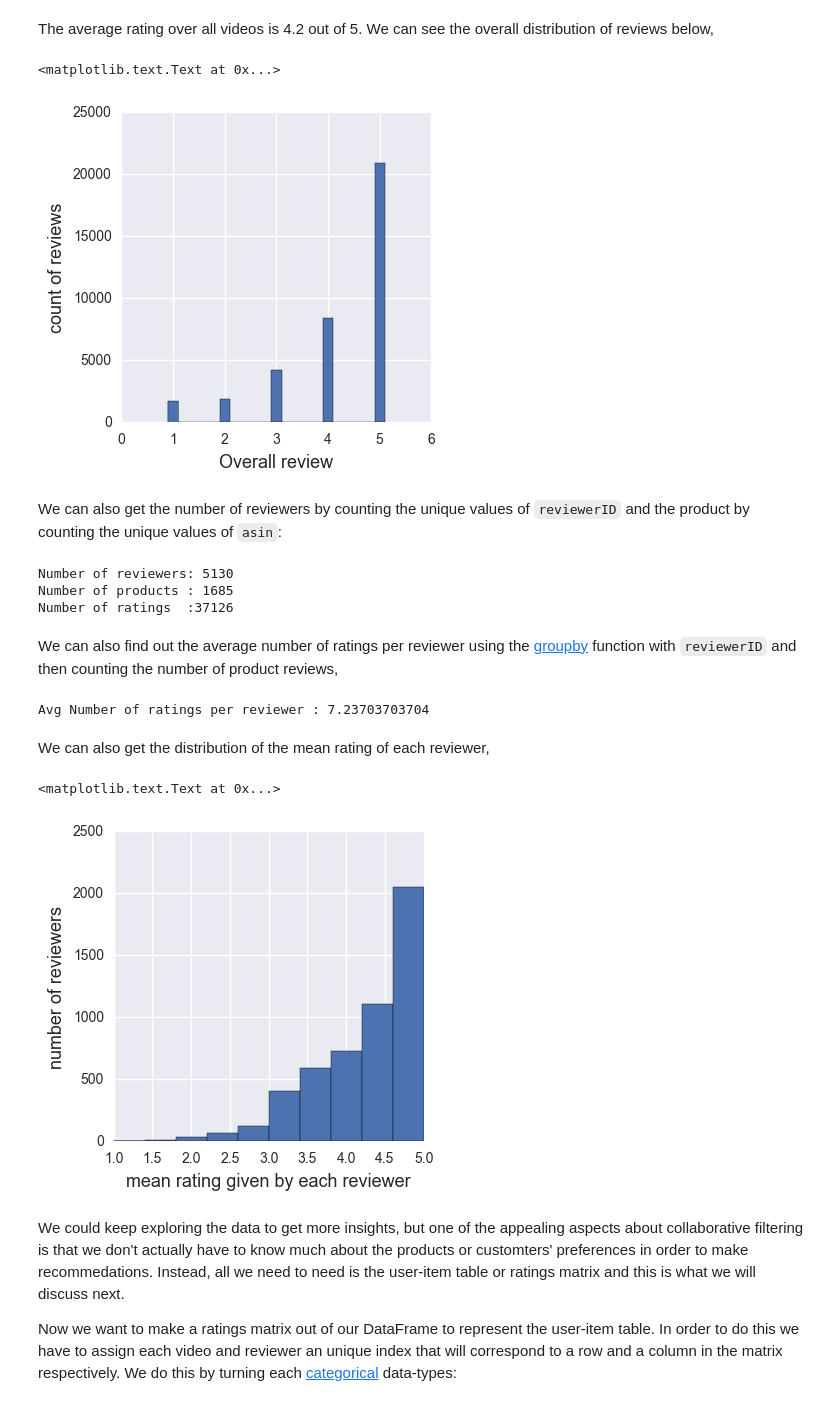
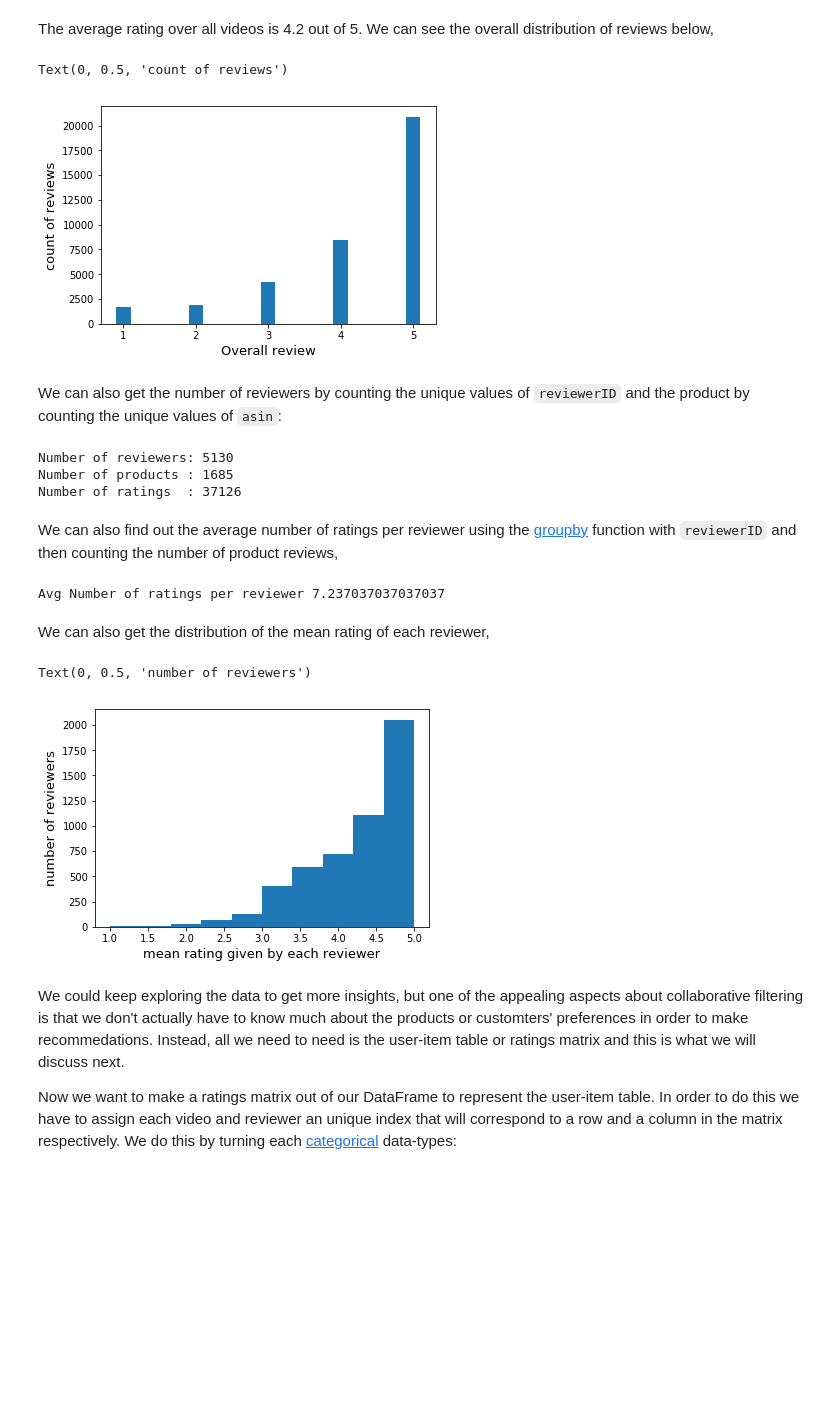
Before and after one commit to mdh266/RecommenderSystems, a Jupyter notebook: Recommender.ipynb, the cells around one changed output. Saved outputs shown, nothing was run; the diff lists cells and outputs as text; code cells hidden in the pictures; blank space fills up the shorter version.

```diff
--- a/Recommender.ipynb
+++ b/Recommender.ipynb
@@ -113,50 +113,48 @@ Mean rating standard deviation: 1.11854966688
 # %% [markdown]
 The average rating over all videos is 4.2 out of 5.  We can see the overall distribution of reviews below,
 # %%
-fig = plt.figure(figsize=(4,4))
-ax = fig.add_subplot(111)
+fig = plt.figure(figsize=(6,4))
+ax  = fig.add_subplot(111)
 ax.hist(df['overall'], bins=[0.9, 1.1, 1.9, 2.1, 2.9, 3.1, 3.9, 4.1, 4.9, 5.1])
 ax.set_xlabel('Overall review', fontsize=13)
 ax.set_ylabel('count of reviews', fontsize=13)
 #ax.title('Distribution of reviews', fontsize=15)
 # %% [output]
-<matplotlib.text.Text at 0x...>
+Text(0, 0.5, 'count of reviews')
-[figure, old version]
+[figure, new version]
 # %% [markdown]
 We can also get the number of reviewers by counting the unique values of <code>reviewerID</code> and the product by counting the unique values of <code>asin</code>:
 # %%
 num_users = len(df['reviewerID'].unique())
 num_items = len(df['asin'].unique())
 
-print "Number of reviewers: " + str(num_users)
-print "Number of products : " + str(num_items)
-print "Number of ratings  :" + str(len(df))
+print("Number of reviewers: {}".format(num_users))
+print("Number of products : {}".format(num_items))
+print("Number of ratings  : {}".format(len(df)))
 # %% [output]
 Number of reviewers: 5130
 Number of products : 1685
-Number of ratings  :37126
+Number of ratings  : 37126
 # %% [markdown]
 We can also find out the average number of ratings per reviewer using the  <a href="http://pandas.pydata.org/pandas-docs/stable/generated/pandas.DataFrame.groupby.html">groupby</a> function with <code>reviewerID</code> and then counting the number of product reviews,
 # %%
 avg_num_reviews = df.groupby('reviewerID')['asin'].count()
-print "Avg Number of ratings per reviewer : " + str(avg_num_reviews.mean())
+print("Avg Number of ratings per reviewer {}".format(avg_num_reviews.mean()))
 # %% [output]
-Avg Number of ratings per reviewer : 7.23703703704
+Avg Number of ratings per reviewer 7.237037037037037
 # %% [markdown]
 We can also get the distribution of the mean rating of each reviewer,
 # %%
-mean_rating_of_user = df.groupby('reviewerID').apply(
-                                                lambda x:
-                                                x['overall'].mean())
+mean_rating_of_user = df.groupby('reviewerID').apply(lambda x: x['overall'].mean())
 
-fig = plt.figure(figsize=(4,4))
-ax = fig.add_subplot(111)
+fig = plt.figure(figsize=(6,4))
+ax  = fig.add_subplot(111)
 ax.hist(mean_rating_of_user)
 ax.set_xlabel('mean rating given by each reviewer', fontsize=13)
 ax.set_ylabel('number of reviewers', fontsize=13)
 # %% [output]
-<matplotlib.text.Text at 0x...>
+Text(0, 0.5, 'number of reviewers')
-[figure, old version]
+[figure, new version]
 # %% [markdown]
 We could keep exploring the data to get more insights, but one of the appealing aspects about collaborative filtering is that we don't actually have to know much about the products or customters' preferences in order to make recommedations. Instead, all we need to need is the user-item table or ratings matrix and this is what we will discuss next.
 
```
Also changed, not shown: parts of 10 cells of this notebook, 2 other files.
